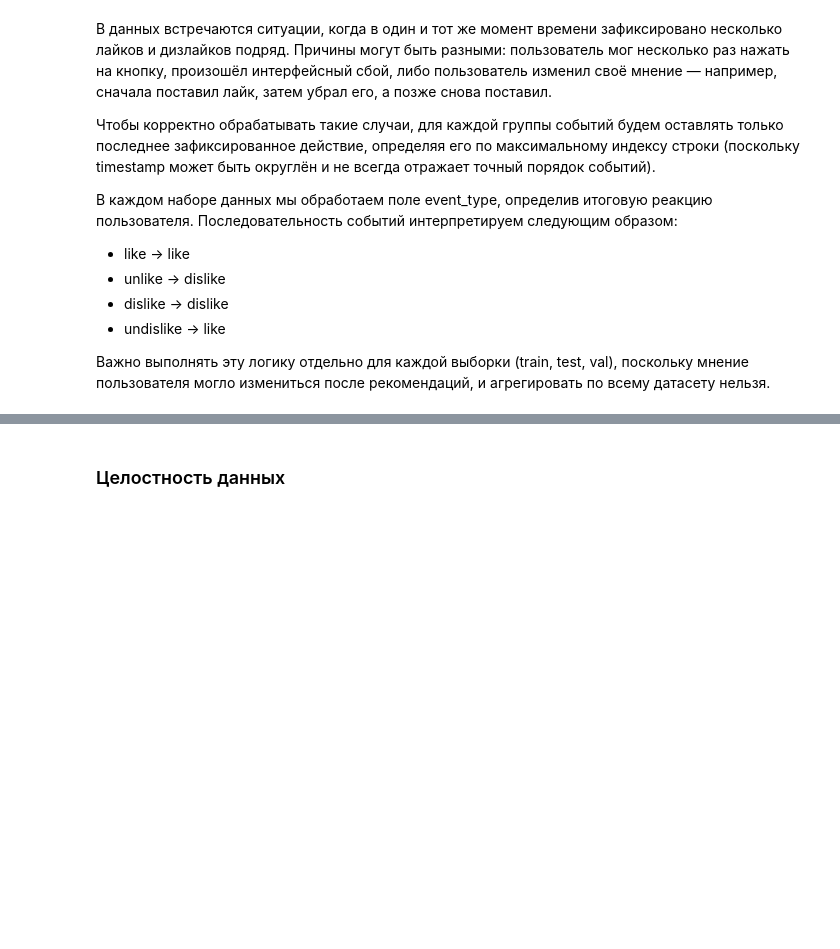
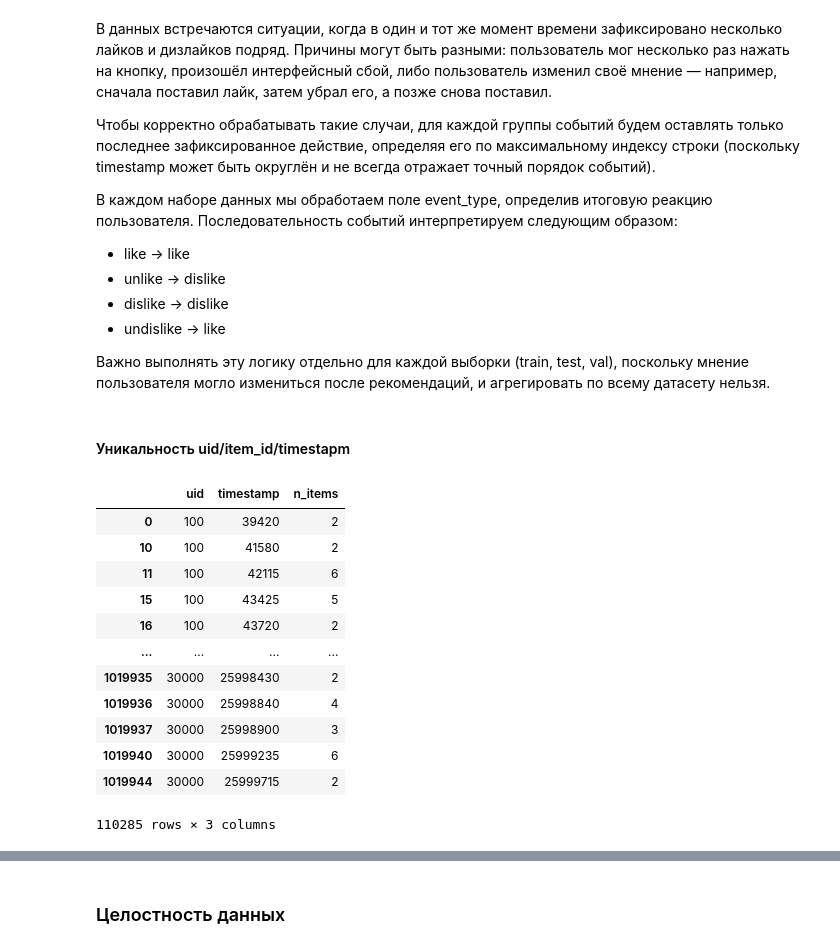
Before and after one commit to Nastasy822/music-recommendation-experiments, a Jupyter notebook: multi_event_preprocessing.ipynb, the cells around one changed output, grey strips where cells are left out. Cells and saved outputs as stored; diff of their text form; code cells hidden in the pictures; blank space fills up the shorter version.

```diff
--- a/multi_event_preprocessing.ipynb
+++ b/multi_event_preprocessing.ipynb
@@ -201,3 +211,30 @@ dtype: int64
 - undislike → like
 
 Важно выполнять эту логику отдельно для каждой выборки (train, test, val), поскольку мнение пользователя могло измениться после рекомендаций, и агрегировать по всему датасету нельзя.
+# %% [markdown]
+#### Уникальность uid/item_id/timestapm
+# %%
+batch = data[data["uid"].isin(data["uid"].unique().tolist()[:300])]
+conflicts = (
+    batch
+    .groupby(["uid", "timestamp"])["item_id"]
+    .nunique()
+    .reset_index(name="n_items")
+    .query("n_items > 1")
+)
+
+conflicts
+# %% [output]
+|  | uid | timestamp | n_items |
+| 0 | 100 | 39420 | 2 |
+| 10 | 100 | 41580 | 2 |
+| 11 | 100 | 42115 | 6 |
+| 15 | 100 | 43425 | 5 |
+| 16 | 100 | 43720 | 2 |
+| ... | ... | ... | ... |
+| 1019935 | 30000 | 25998430 | 2 |
+| 1019936 | 30000 | 25998840 | 4 |
+| 1019937 | 30000 | 25998900 | 3 |
+| 1019940 | 30000 | 25999235 | 6 |
+| 1019944 | 30000 | 25999715 | 2 |
+110285 rows × 3 columns
```
Also changed, not shown: parts of 5 cells of this notebook, 5 other files.
